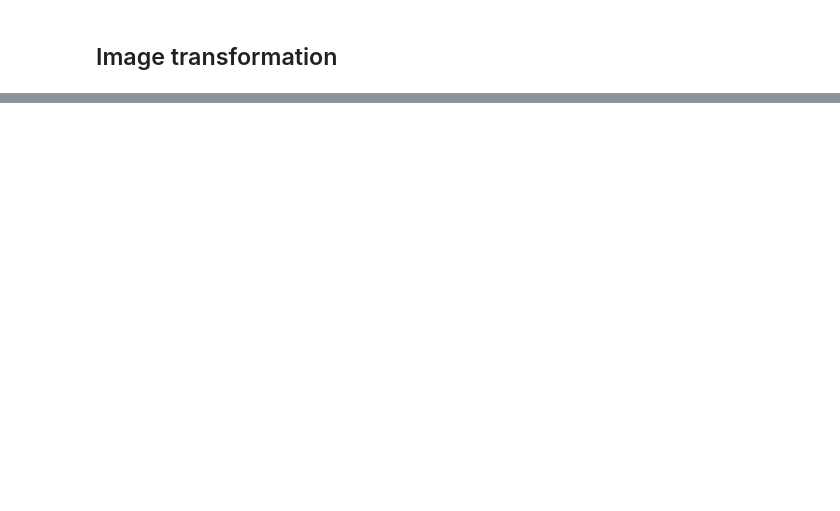
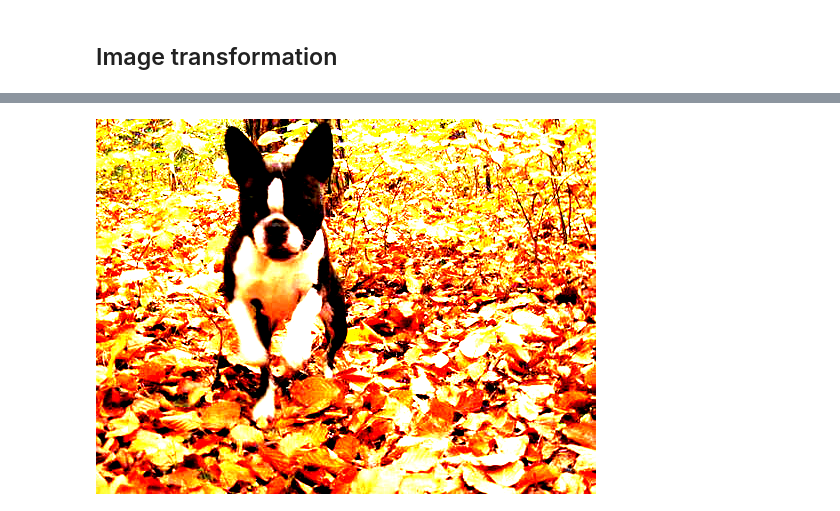
Before and after one commit to voschezang/trash-image-classification, a Jupyter notebook: src/image-transformations.ipynb, the cells around one changed output, grey strips where cells are left out. Saved outputs shown, nothing was run; the diff lists cells and outputs as text; code cells hidden in the pictures; blank space fills up the shorter version.

```diff
--- a/src/image-transformations.ipynb
+++ b/src/image-transformations.ipynb
@@ -28,0 +51,4 @@ img2
+# %%
+image.transform_image(img, contrast=2, sharpness=1, brightness=2)
+# %% [output]
+[figure, added]
```
Also changed, not shown: parts of 19 cells of this notebook, 6 other files.
